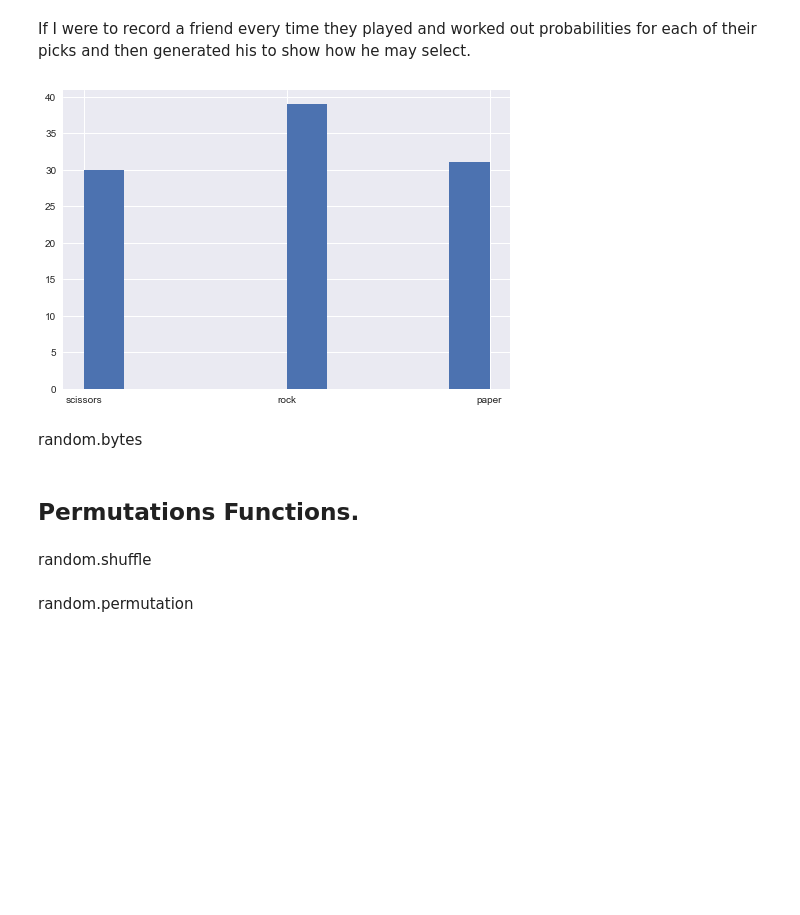
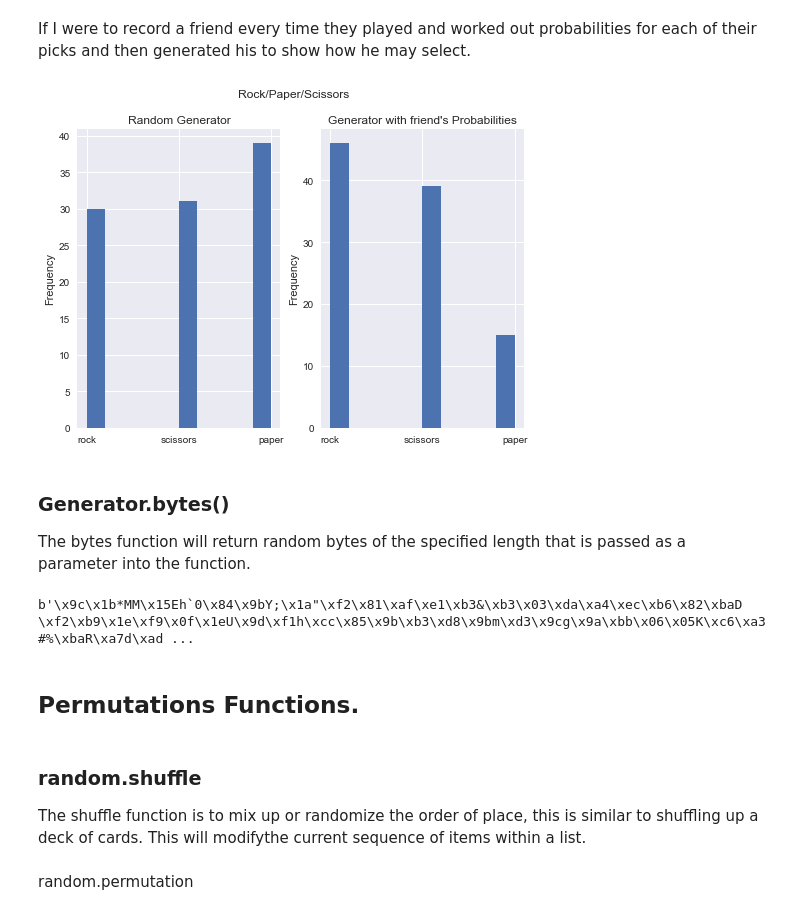
Before and after one commit to fionnmccarthy/ProgDA_Assignment, a Jupyter notebook: numpy-random.ipynb, the cells around one changed output. Drawn from its saved outputs; the diff is of its cells as text; code cells hidden in the pictures; blank space fills up the shorter version.

Commit message:
changes to choice function plot, adding of bytes function description and code, began describing shuffle function

```diff
--- a/numpy-random.ipynb
+++ b/numpy-random.ipynb
@@ -192,17 +192,36 @@ If I were to record a friend every time they played and worked out probabilities
 # %%
 friend = rng.choice(choices, 100, replace=True, p=[0.5, 0.2, 0.3])
 # %%
+
+plt.subplot(1, 2, 1)
 plt.hist(comp)
-#plt.hist(friend)
-plt.show()
+plt.title("Random Generator")
+plt.ylabel("Frequency")
+
+plt.subplot(1, 2, 2)
+plt.hist(friend)
+plt.title("Generator with friend's Probabilities")
+plt.ylabel("Frequency")
+
+
+plt.suptitle("Rock/Paper/Scissors")
+#Adjusts plots to fit area
+fig.tight_layout()
 # %% [output]
-[figure, old version]
+[figure, new version]
 # %% [markdown]
-random.bytes
+### Generator.bytes()
+The bytes function will return random bytes of the specified length that is passed as a parameter into the function.
+# %%
+# Return an object of random bytes all totalling 100 bytes
+rng.bytes(100)
+# %% [output]
+b'\x9c\x1b*MM\x15Eh`0\x84\x9bY;\x1a"\xf2\x81\xaf\xe1\xb3&\xb3\x03\xda\xa4\xec\xb6\x82\xbaD \xf2\xb9\x1e\xf9\x0f\x1eU\x9d\xf1h\xcc\x85\x9b\xb3\xd8\x9bm\xd3\x9cg\x9a\xbb\x06\x05K\xc6\xa3#%\xbaR\xa7d\xad ...
 # %% [markdown]
 ## Permutations Functions.
 # %% [markdown]
-random.shuffle
+### random.shuffle
+The shuffle function is to mix up or randomize the order of place, this is similar to shuffling up a deck of cards. This will modifythe current sequence of items within a list.
 # %% [markdown]
 random.permutation
 # %% [markdown]
```
Also changed, not shown: parts of 18 cells of this notebook.
